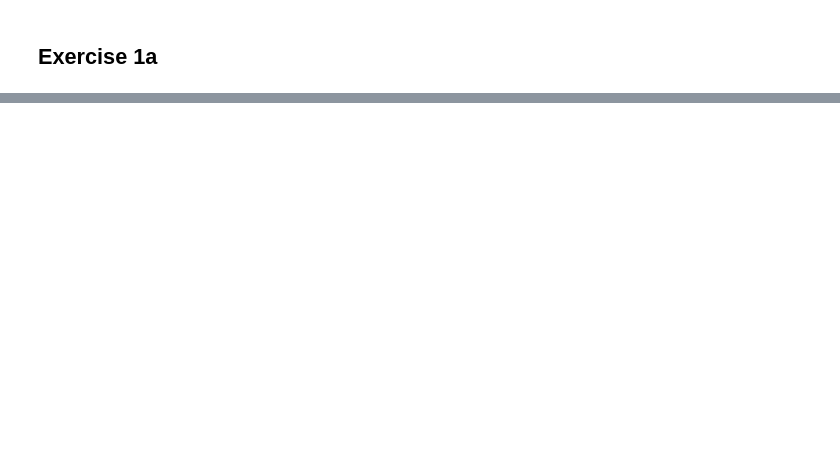
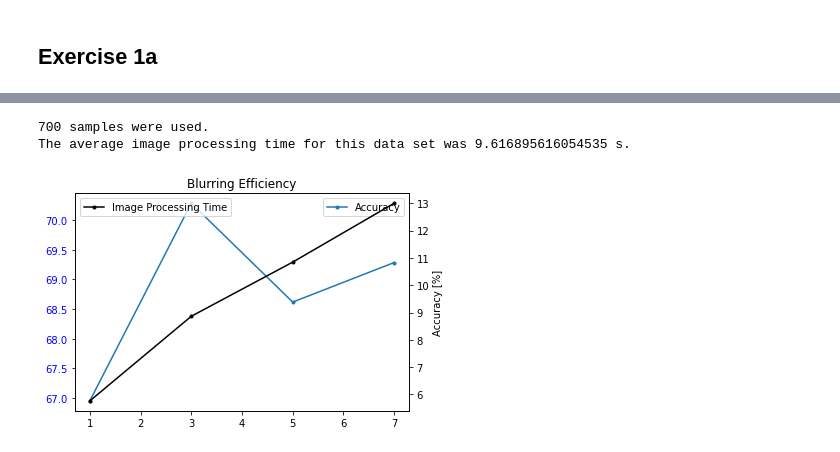
Before and after one commit to Satin21/Linear-Algebra-and-optimization-for-machine-learning, a Jupyter notebook: Hans/pj1.ipynb, the cells around one changed output, grey strips where cells are left out. Cells and saved outputs as stored; diff of their text form; code cells hidden in the pictures; blank space fills up the shorter version.

```diff
--- a/Hans/pj1.ipynb
+++ b/Hans/pj1.ipynb
@@ -314,0 +452,20 @@ def process(X):
+# %%
+# Plot the results
+print(len(X_train), 'samples were used.')
+print('The average image processing time for this data set was', array(t).mean(), 's.')
+fig, ax = plt.subplots()
+# Plot the accuracy
+ax.plot(r_vals, 100 * array(a), '.-')
+ax.tick_params(axis='y', labelcolor='blue')
+ax.legend(['Accuracy'])
+# Plot the image processing time
+ax2 = ax.twinx()
+ax2.plot(r_vals, t, '.-k')
+ax2.legend(['Image Processing Time'])
+plt.xlabel('Radius r')
+plt.ylabel('Accuracy [%]')
+plt.title('Blurring Efficiency');
+# %% [output]
+700 samples were used.
+The average image processing time for this data set was 9.616895616054535 s.
+[figure, added]
```
Also changed, not shown: parts of 38 cells of this notebook.
